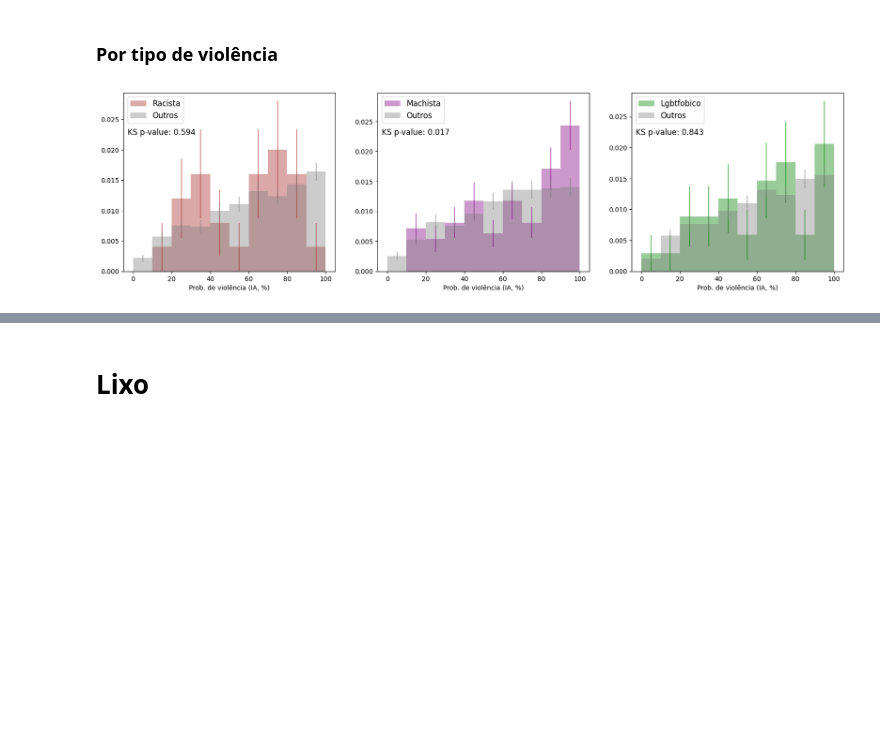
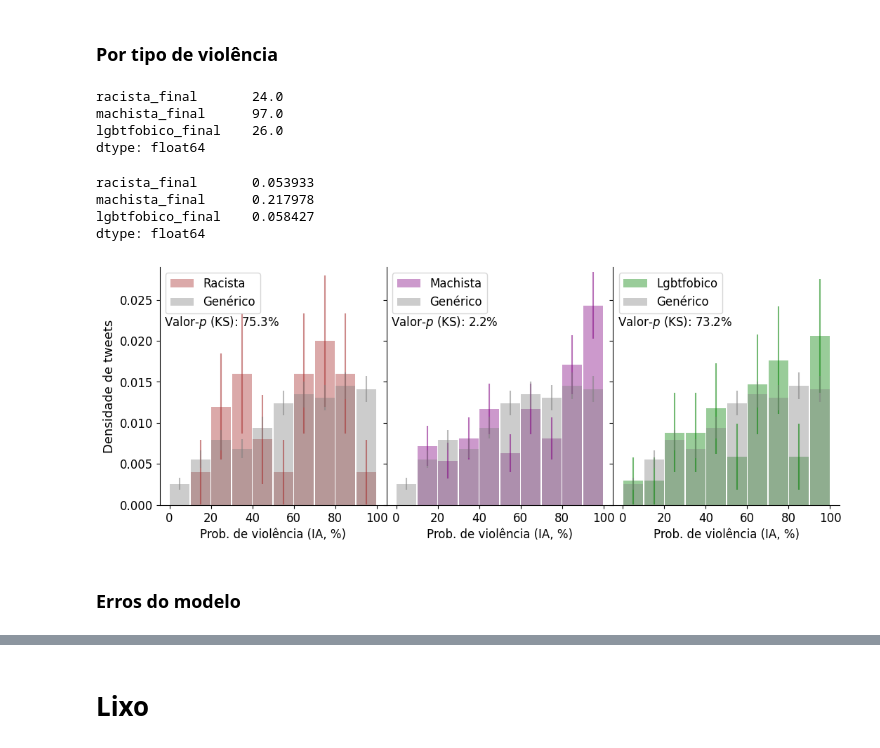
Before and after one commit to cewebbr/violentometro, a Jupyter notebook: analises/49_analise_estatistica_desempenho_e_vies_detector_violencia.ipynb, the cells around one changed output, grey strips where cells are left out. Saved outputs shown, nothing was run; the diff lists cells and outputs as text; code cells hidden in the pictures; blank space fills up the shorter version.

Commit message:
Notebook: New plots and analysis regarding annotations and model performance.

```diff
--- a/analises/49_analise_estatistica_desempenho_e_vies_detector_violencia.ipynb
+++ b/analises/49_analise_estatistica_desempenho_e_vies_detector_violencia.ipynb
@@ -36,0 +30,10 @@ sampled_tweets_df['n_grupos'] = sampled_tweets_df.sum(axis=1)
+# %%
+# Lista arquivos a serem anotados por cada grupo, ainda vazios:
+sample_files = glob('../dados/processados/amostra_tweets_para_anotacao_*.csv')
+# Carrega IDs do tweets de cada grupo:
+sampled_tweets_raw_df = pd.concat([af.load_group_data(f) for f in sample_files], ignore_index=True)
+# %%
+# Contabiliza grupos que foram alocados a cada tweet:
+sampled_tweets_raw_df['n'] = 1
+sampled_tweets_df = sampled_tweets_raw_df.pivot_table(index='id', columns='grupo', values='n', aggfunc='sum').fillna(0).astype(int)
+sampled_tweets_df['n_grupos'] = sampled_tweets_df.sum(axis=1)
@@ -540,28 +880,62 @@ https://www.twitter.com/AurelianoAndr1/status/1575538403285704724: @AriadnaArant
 https://www.twitter.com/ValbeloC/status/1576224344451481601: @Renatoafjr Invasor de Igreja que comete crime não é digno da função pública.
 # %% [markdown]
 ### Por tipo de violência
+# %%
+tweets_annotated_df.query('controle == 0 and violento_final == 1')[['racista_final', 'machista_final', 'lgbtfobico_final']].sum()
+# %% [output]
+racista_final       24.0
+machista_final      97.0
+lgbtfobico_final    26.0
+dtype: float64
+# %%
+tweets_annotated_df.query('controle == 0 and violento_final == 1')[['racista_final', 'machista_final', 'lgbtfobico_final']].mean()
+# %% [output]
+racista_final       0.053933
+machista_final      0.217978
+lgbtfobico_final    0.058427
+dtype: float64
 # %%
 from scipy.stats import ks_2samp
 # %%
 def compare_scores_per_violence_type(tweets_df, campo, color=None):
 
     edges = np.arange(0, 101, 10)
-    generic  = tweets_df.query(campo + '_final == 0 and violento_final == 1')['hate_score'] * 100
+    generic  = tweets_df.query('violento_final == 1 and racista_final == 0 and machista_final == 0 and lgbtfobico_final == 0' )['hate_score'] * 100
     specific = tweets_df.query(campo + '_final == 1 and violento_final == 1')['hate_score'] * 100
     ks = ks_2samp(generic, specific)
 
     ax = pl.gca()
-    pl.text(0.02, 0.8, 'KS p-value: {:.3f}'.format(ks.pvalue), transform=ax.transAxes, ha='left', va='top', fontsize=12)
-    xp.errorbar_hist(specific, bins=edges, alpha=0.4, color=color, density=True, label=campo.replace('_', ' ').capitalize())
-    xp.errorbar_hist(generic, bins=edges, alpha=0.4, color='gray', density=True, label='Outros')
+    pl.text(0.02, 0.8, 'Valor-$p$ (KS): {:.1f}%'.format(ks.pvalue * 100), transform=ax.transAxes, ha='left', va='top', fontsize=12)
+    xp.errorbar_hist(specific, bins=edges, alpha=0.4, color=color, density=True, label=campo.replace('_', ' ').capitalize(), rwidth=0.95)
+    xp.errorbar_hist(generic, bins=edges, alpha=0.4, color='gray', density=True, label='Genérico', rwidth=0.95)
 
-    pl.xlabel('Prob. de violência (IA, %)')
+    pl.xlabel('Prob. de violência (IA, %)', fontsize=12)
     pl.legend(loc='upper left', fontsize=12)
     #pl.title('Nota da IA para comentários violentos, por tipo')
 # %%
-pl.figure(figsize=(20, 5))
+pl.figure(figsize=(12.5, 4.4))
 for i, campo, cor in zip([1, 2, 3], ['racista', 'machista', 'lgbtfobico'], ['brown', 'purple', 'g']):
     pl.subplot(1, 3, i)
     compare_scores_per_violence_type(tweets_annotated_df, campo, cor)
+    pl.ylim([0, 0.029])
+
+    pl.tick_params(labelsize=12)
+    ax = pl.gca()
+    ax.spines['top'].set_visible(False)
+    ax.spines['right'].set_visible(False)
+
+    if i > 1:
+        #pl.yticks([])
+        #ax.spines['left'].set_visible(False)
+        ax.axes.yaxis.set_ticklabels([])
+    else:
+        pl.ylabel('Densidade de tweets', fontsize=13)
+
+pl.subplots_adjust(wspace=0)
+#pl.savefig('../resultados/plots/hist_score-por-tipo.svg', bbox_inches='tight')
+#pl.savefig('../resultados/plots/hist_score-por-tipo.png', bbox_inches='tight')
+pl.show()
 # %% [output]
-[figure, old version]
+[figure, new version]
+# %% [markdown]
+### Erros do modelo
```
Also changed, not shown: parts of 64 cells of this notebook.
